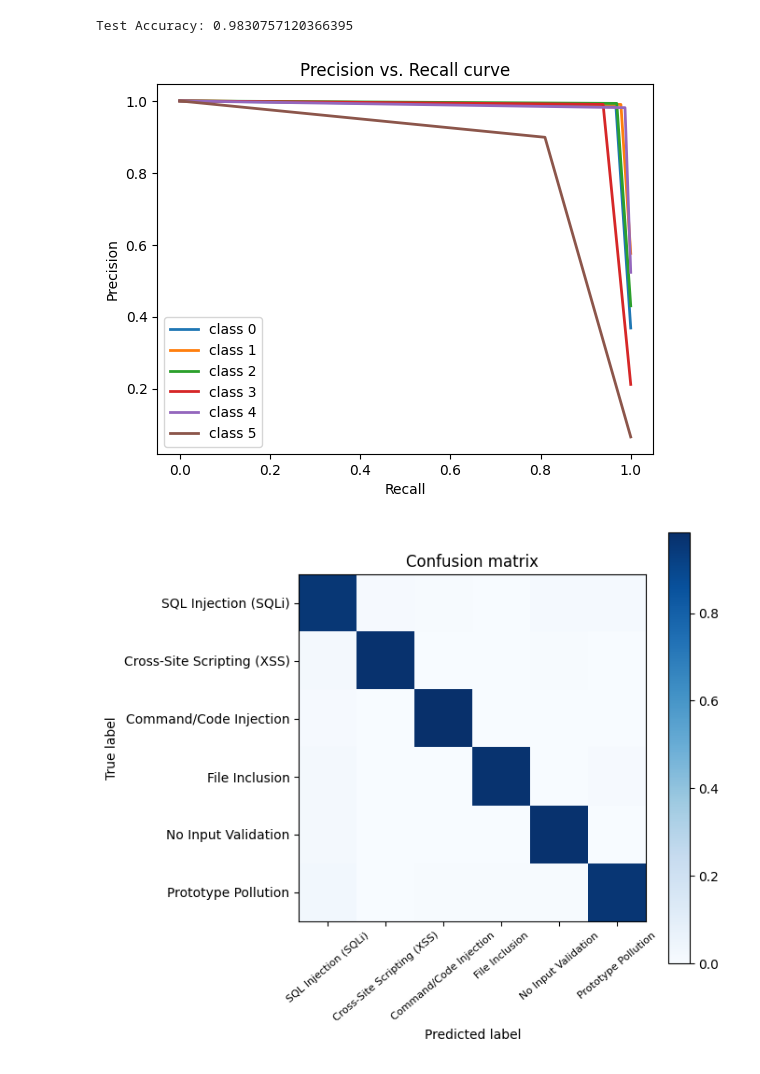
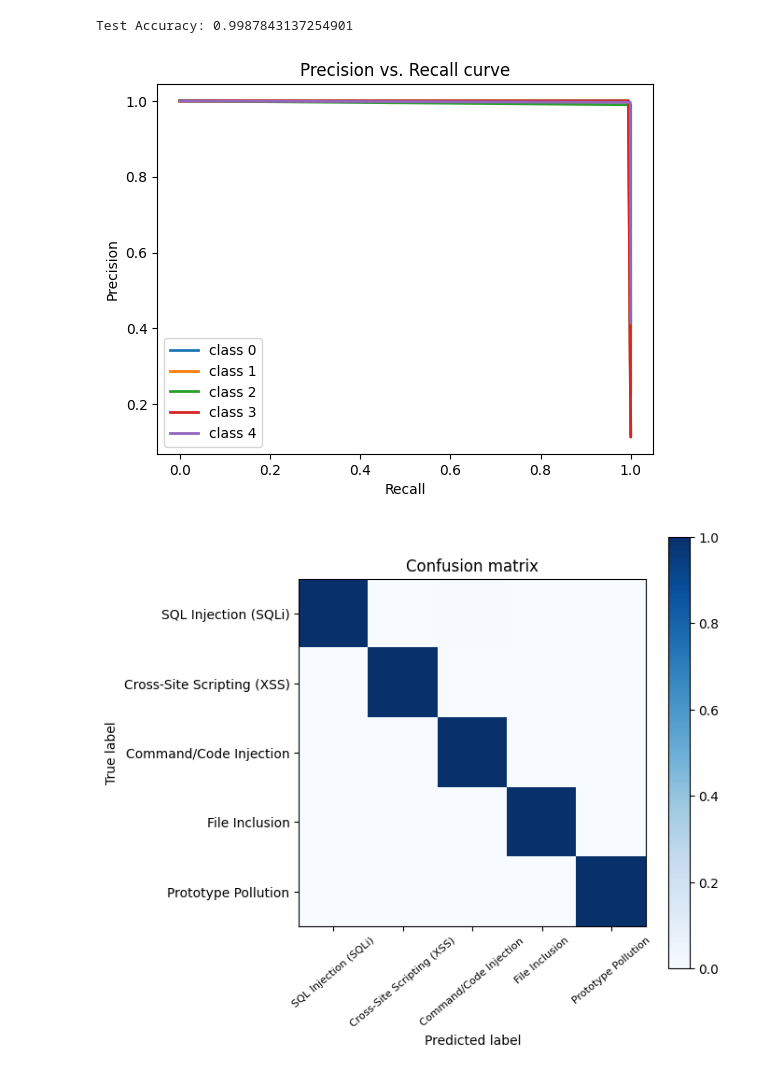
Before and after one commit to slaee/bloom-experiment-lab, a Jupyter notebook: dataprocessing/GNN.ipynb, the cells around one changed output. Cells and saved outputs as stored; diff of their text form; code cells hidden in the pictures.

```diff
--- a/dataprocessing/GNN.ipynb
+++ b/dataprocessing/GNN.ipynb
@@ -12,15 +12,15 @@ import torch_geometric.transforms as T
 from sklearn.metrics import confusion_matrix, classification_report, precision_recall_curve
 import matplotlib.pyplot as plt
 # %%
-df = pd.read_csv('combined.csv', na_values=['NA', 'N/A', '-', ''])
+df = pd.read_csv('shuffled_dataset_new.csv', na_values=['NA', 'N/A', '-', ''])
 # %%
 # Step 2: Handle NaN values
 # df.interpolate(method='linear', inplace=True)  # Linear interpolation
 
 
 # Step 3: Extract features (X) and target labels (y)
-X = torch.tensor(df.iloc[:, :-6].values, dtype=torch.float)
-y = torch.tensor(df.iloc[:, -6:].values, dtype=torch.float)
+X = torch.tensor(df.iloc[:, :-5].values, dtype=torch.float)
+y = torch.tensor(df.iloc[:, -5:].values, dtype=torch.float)
 # %%
 # Step 4: Prepare the graph data
 data = Data(x=X, y=y)
@@ -48,7 +48,7 @@ class GCN(nn.Module):
         super(GCN, self).__init__()
         self.conv1 = GCNConv(num_features, 64)  # Adjust input dimension
         self.conv2 = GCNConv(64, 64)
-        self.fc = nn.Linear(64, 6)  # Adjust output dimension to match number of classes
+        self.fc = nn.Linear(64, 5)  # Adjust output dimension to match number of classes
 
     def forward(self, x, edge_index):
         x = F.relu(self.conv1(x, edge_index))
@@ -99,39 +99,39 @@ Epoch: 100, Loss: 0.0618
 # %%
 label_names = ["SQL Injection (SQLi)", "Cross-Site Scripting (XSS)", "Command/Code Injection",
-               "File Inclusion", "No Input Validation", "Prototype Pollution"]
+               "File Inclusion", "Prototype Pollution"]
 
 model.eval()
 with torch.no_grad():
     output = model(X_test, edge_index)
     pred = (torch.sigmoid(output) > 0.5).int()  # Threshold probabilities to get binary predictions
     correct = (pred == y_test).sum().item()
     total = y_test.size(0) * y_test.size(1)
     accuracy = correct / total
     print("Test Accuracy:", accuracy)
 
     # Calculate precision and recall
     precision = dict()
     recall = dict()
-    for i in range(6):
+    for i in range(5):
         precision[i], recall[i], _ = precision_recall_curve(y_test[:, i], pred[:, i])
         plt.plot(recall[i], precision[i], lw=2, label='class {}'.format(i))
 
     plt.xlabel("Recall")
     plt.ylabel("Precision")
     plt.legend(loc="best")
     plt.title("Precision vs. Recall curve")
     plt.show()
 
     # Convert tensors to numpy arrays
 y_test_np = y_test.numpy()
 pred_np = pred.numpy()
 
 # Flatten the arrays for binary classification
 y_test_flat = y_test_np.flatten()
 pred_flat = pred_np.flatten() # Threshold probabilities to get binary predictions
 # %% [output]
-Test Accuracy: 0.9830757120366395
+Test Accuracy: 0.9987843137254901
-[figure, old version]
+[figure, new version]
 # %%
 def plot_confusion_matrix(Y_test, Y_pred, class_labels):
     if isinstance(Y_test, pd.DataFrame):
@@ -156,7 +156,7 @@ def plot_confusion_matrix(Y_test, Y_pred, class_labels):
 
 plot_confusion_matrix(y_test, pred, label_names)
 # %% [output]
-[figure, old version]
+[figure, new version]
 # %%
 print(classification_report(y_test_np, pred_np))
 # %% [output]
```
Also changed, not shown: parts of 3 cells of this notebook.
